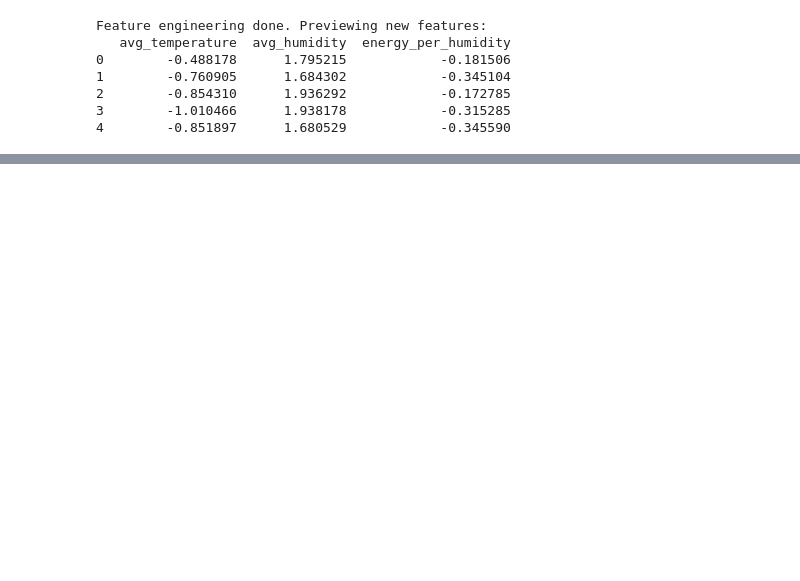
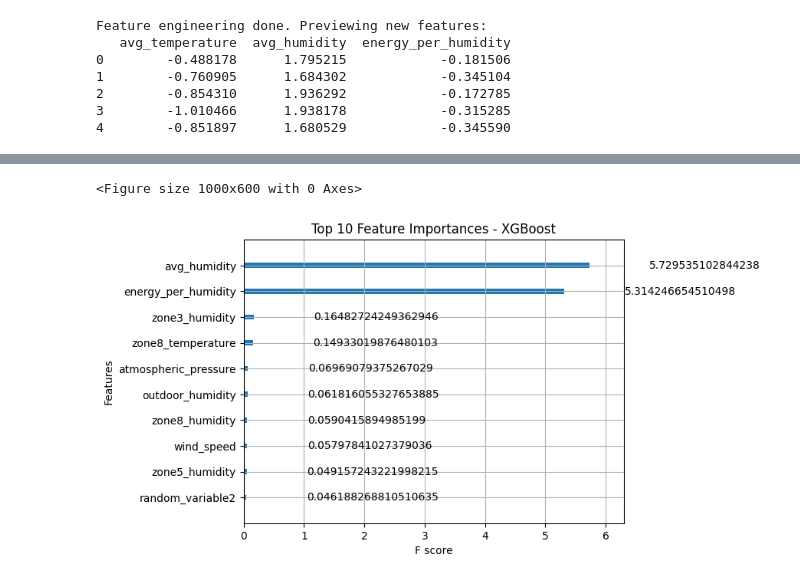
Before and after one commit to MaheshG10/DS-Intern-Assignment-Konda-Mahesh, a Jupyter notebook: Smart_Factory_Energy_Prediction_Model.ipynb, the cells around one changed output, grey strips where cells are left out. Cells and saved outputs as stored; diff of their text form; code cells hidden in the pictures; blank space fills up the shorter version.

Commit message:
Model Development

```diff
--- a/Smart_Factory_Energy_Prediction_Model.ipynb
+++ b/Smart_Factory_Energy_Prediction_Model.ipynb
@@ -343,0 +411,3 @@ Feature engineering done. Previewing new features:
+# %%
+rf = RandomForestRegressor(n_estimators=100, random_state=42)
+rf.fit(X_train, y_train)
@@ -343,0 +431,5 @@ Feature engineering done. Previewing new features:
+# %%
+from sklearn.ensemble import GradientBoostingRegressor
+
+gbr = GradientBoostingRegressor(n_estimators=100, learning_rate=0.1, random_state=42)
+gbr.fit(X_train, y_train)
@@ -343,0 +453,3 @@ Feature engineering done. Previewing new features:
+# %%
+xgb = XGBRegressor(n_estimators=100, learning_rate=0.1, random_state=42, verbosity=0)
+xgb.fit(X_train, y_train)
@@ -343,0 +574,5 @@ Feature engineering done. Previewing new features:
+# %%
+from xgboost import XGBRegressor
+
+xgb_model = XGBRegressor()
+xgb_model.fit(X_train, y_train)
@@ -343,0 +591,11 @@ Feature engineering done. Previewing new features:
+# %%
+from xgboost import plot_importance
+import matplotlib.pyplot as plt
+
+plt.figure(figsize=(10, 6))
+plot_importance(xgb_model, max_num_features=10, importance_type='gain')
+plt.title("Top 10 Feature Importances - XGBoost")
+plt.show()
+# %% [output]
+<Figure size 1000x600 with 0 Axes>
+[figure, added]
```
Also changed, not shown: parts of 31 cells of this notebook.
